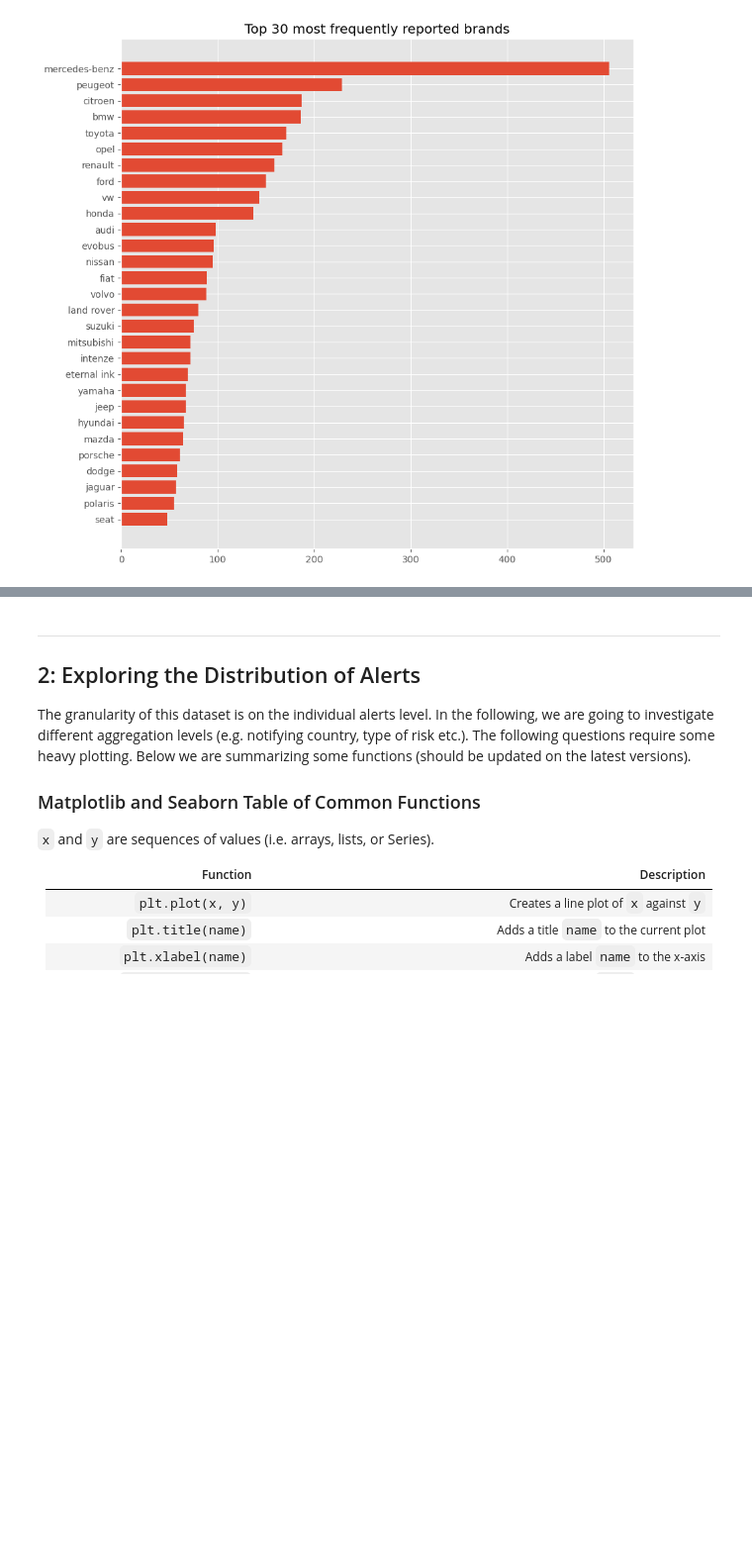
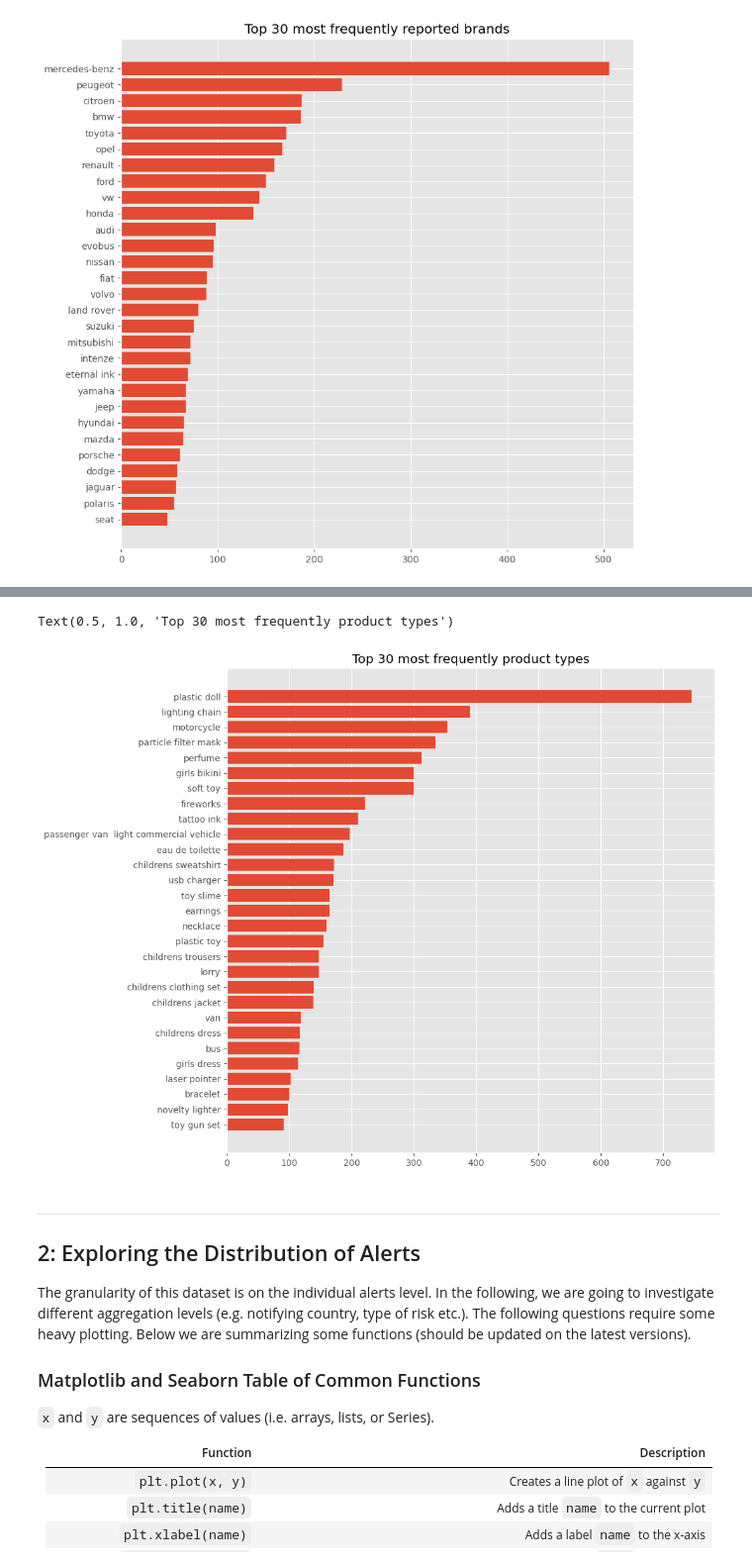
Before and after one commit to noah18c/Data_analysis, a Jupyter notebook: clinic_1/clinic1-2024.ipynb, the cells around one changed output, grey strips where cells are left out. Shown at 99% size. Cells and saved outputs as stored; diff of their text form; code cells hidden in the pictures; blank space fills up the shorter version.

```diff
--- a/clinic_1/clinic1-2024.ipynb
+++ b/clinic_1/clinic1-2024.ipynb
@@ -462,3 +468,26 @@ Text(0.5, 1.0, 'Top 30 most frequently reported brands')
+# %%
+import re
+# method for removing special characters
+def remove_special_characters(input_str:str):
+    cleaned_str = re.sub(r'[^\w\s]', '', input_str)
+    return cleaned_str
+
+# applying the method to all instances within the column
+df['Product'] = df['Product'].astype(str)
+df['Product'] = df['Product'].apply(remove_special_characters)
+df['Product'] = df['Product'].apply(lambda x: pd.NA if 'na' in x.lower() else x)
+
+
+# Show new distribution without the diacritics,\n, and lowercasing everything
+product = df["Product"].value_counts().sort_values(ascending=False).head(30)[1:]
+fig = plt.figure(figsize=(10, 10))
+my_plot = fig.add_subplot(1,1,1)
+my_plot.barh(product.index, product.values)
+my_plot.invert_yaxis()
+my_plot.set_title("Top 30 most frequently product types")
+# %% [output]
+Text(0.5, 1.0, 'Top 30 most frequently product types')
+[figure, added]
 # %% [markdown]
 ---
 ## 2: Exploring the Distribution of Alerts
```
Also changed, not shown: parts of 1 cell of this notebook.
